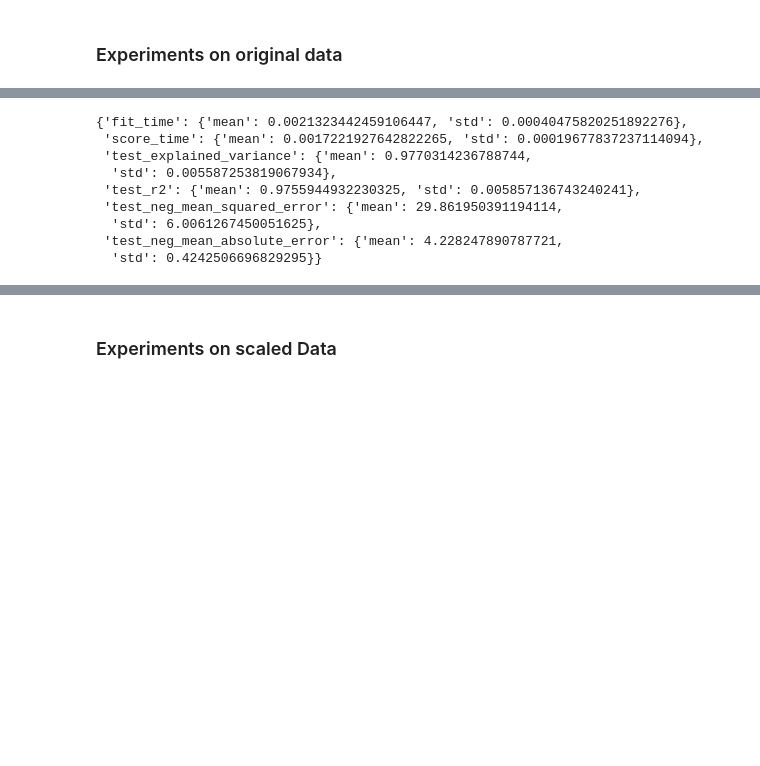
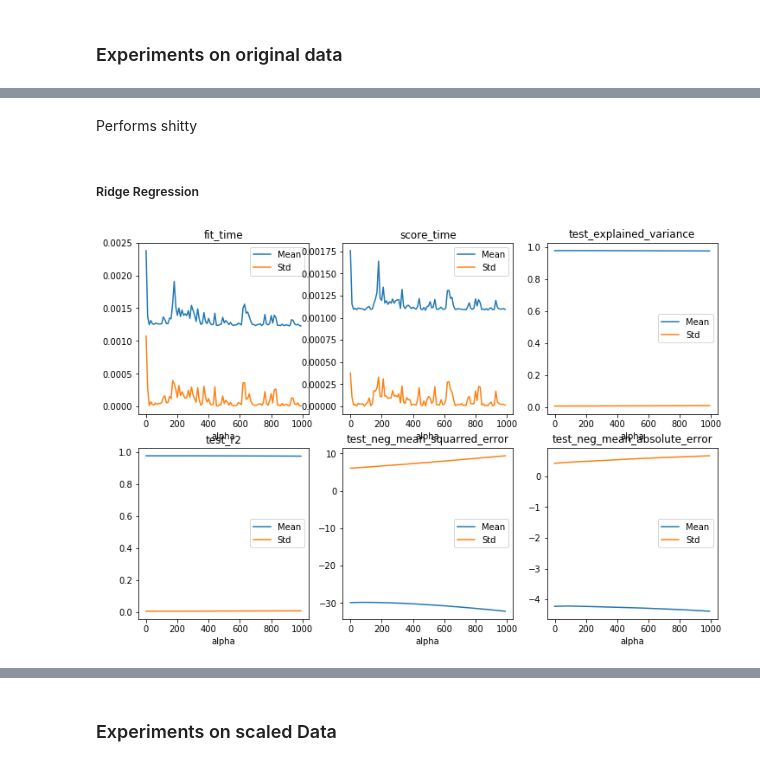
Before and after one commit to mohsan93/MLSS19, a Jupyter notebook: tennis.ipynb, the cells around one changed output, grey strips where cells are left out. Saved outputs shown, nothing was run; the diff lists cells and outputs as text; code cells hidden in the pictures; blank space fills up the shorter version.

```diff
--- a/tennis.ipynb
+++ b/tennis.ipynb
@@ -246,13 +314,8 @@ original_results_lin_gd
+# %% [markdown]
+Performs shitty
+# %% [markdown]
+##### Ridge Regression
 # %%
-original_results_ridge = linear_experiment(Ridge(), Xdata_nona, Ydata_nona)
-original_results_ridge
+original_results_ridge = lasso_ridge_experiment(Ridge(), Xdata_nona, Ydata_nona, alpha_stop=1000, alpha_step=10)
 # %% [output]
-{'fit_time': {'mean': 0.0021323442459106447, 'std': 0.00040475820251892276},
- 'score_time': {'mean': 0.0017221927642822265, 'std': 0.00019677837237114094},
- 'test_explained_variance': {'mean': 0.9770314236788744,
-  'std': 0.005587253819067934},
- 'test_r2': {'mean': 0.9755944932230325, 'std': 0.005857136743240241},
- 'test_neg_mean_squared_error': {'mean': 29.861950391194114,
-  'std': 6.0061267450051625},
- 'test_neg_mean_absolute_error': {'mean': 4.228247890787721,
-  'std': 0.4242506696829295}}
+[figure, added]
```
Also changed, not shown: parts of 64 cells of this notebook.
